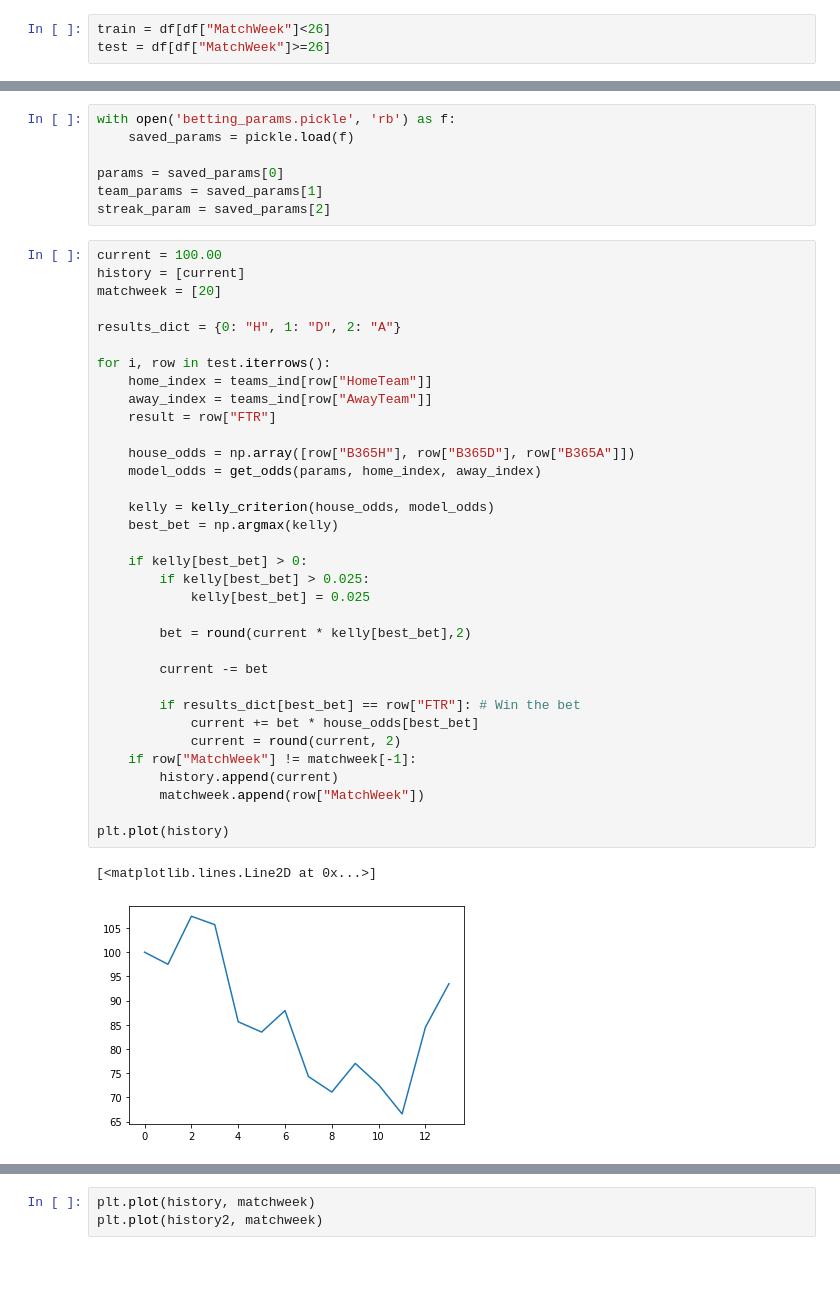
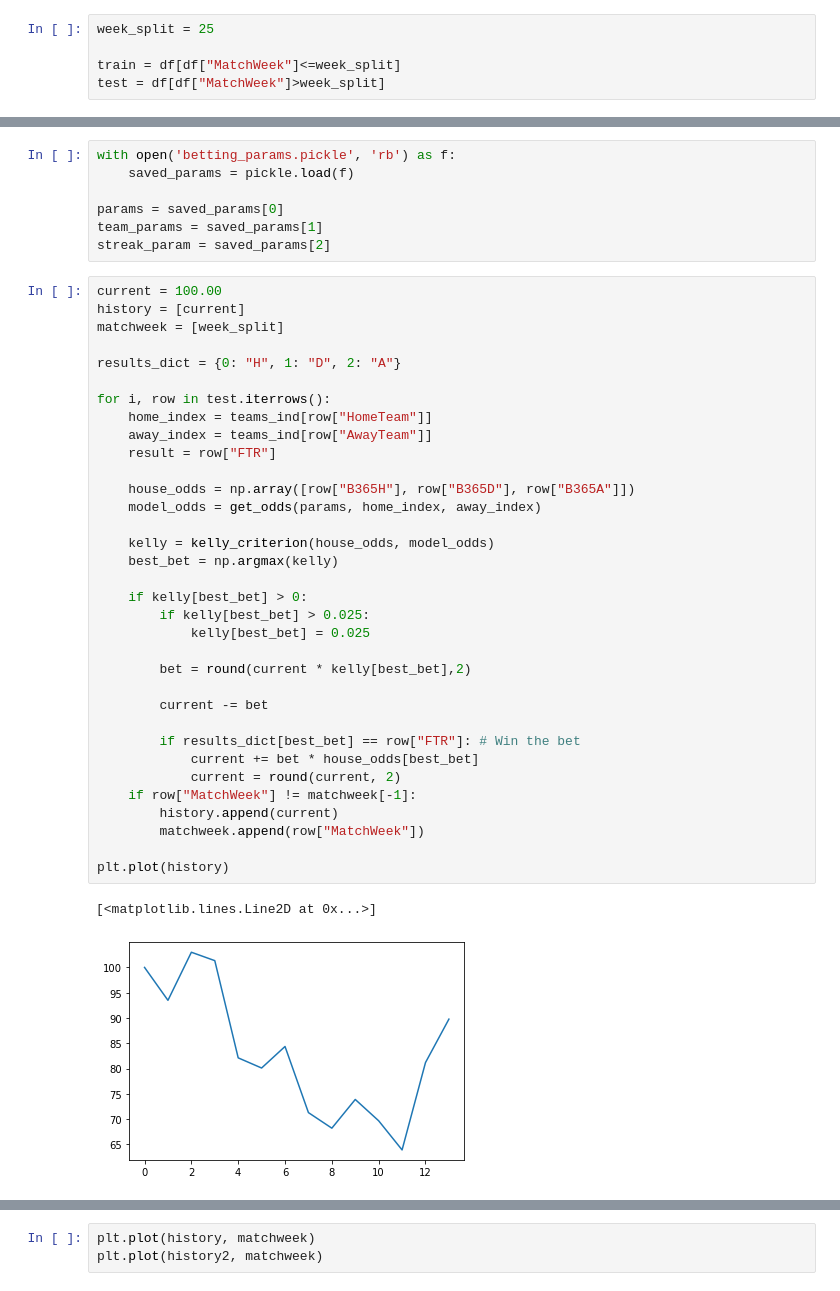
Before and after one commit to lanele73/apm348-project, a Jupyter notebook: betting.ipynb, the cells around one changed output, grey strips where cells are left out. Cells and saved outputs as stored; diff of their text form.

```diff
--- a/betting.ipynb
+++ b/betting.ipynb
@@ -12,8 +12,10 @@ season = "1415"
 df = get_match_data(base_url.format(season)).sort_values(by="MatchWeek")
 ws = get_winstreak(df)
 # %%
-train = df[df["MatchWeek"]<26]
-test = df[df["MatchWeek"]>=26]
+week_split = 25
+
+train = df[df["MatchWeek"]<=week_split]
+test = df[df["MatchWeek"]>week_split]
 # %%
 ### Train params
 
@@ -86,37 +88,37 @@ streak_param = saved_params[2]
 # %%
 current = 100.00
 history = [current]
-matchweek = [20]
+matchweek = [week_split]
 
 results_dict = {0: "H", 1: "D", 2: "A"}
 
 for i, row in test.iterrows():
     home_index = teams_ind[row["HomeTeam"]]
     away_index = teams_ind[row["AwayTeam"]]
     result = row["FTR"]
 
     house_odds = np.array([row["B365H"], row["B365D"], row["B365A"]])
     model_odds = get_odds(params, home_index, away_index)
 
     kelly = kelly_criterion(house_odds, model_odds)
     best_bet = np.argmax(kelly)
 
     if kelly[best_bet] > 0:
         if kelly[best_bet] > 0.025:
             kelly[best_bet] = 0.025
 
         bet = round(current * kelly[best_bet],2)
 
         current -= bet
 
         if results_dict[best_bet] == row["FTR"]: # Win the bet
             current += bet * house_odds[best_bet]
             current = round(current, 2)
     if row["MatchWeek"] != matchweek[-1]:
         history.append(current)
         matchweek.append(row["MatchWeek"])
 
 plt.plot(history)
 # %% [output]
 [<matplotlib.lines.Line2D at 0x...>]
-[figure, old version]
+[figure, new version]
```
Also changed, not shown: parts of 3 cells of this notebook, 1 other file.
